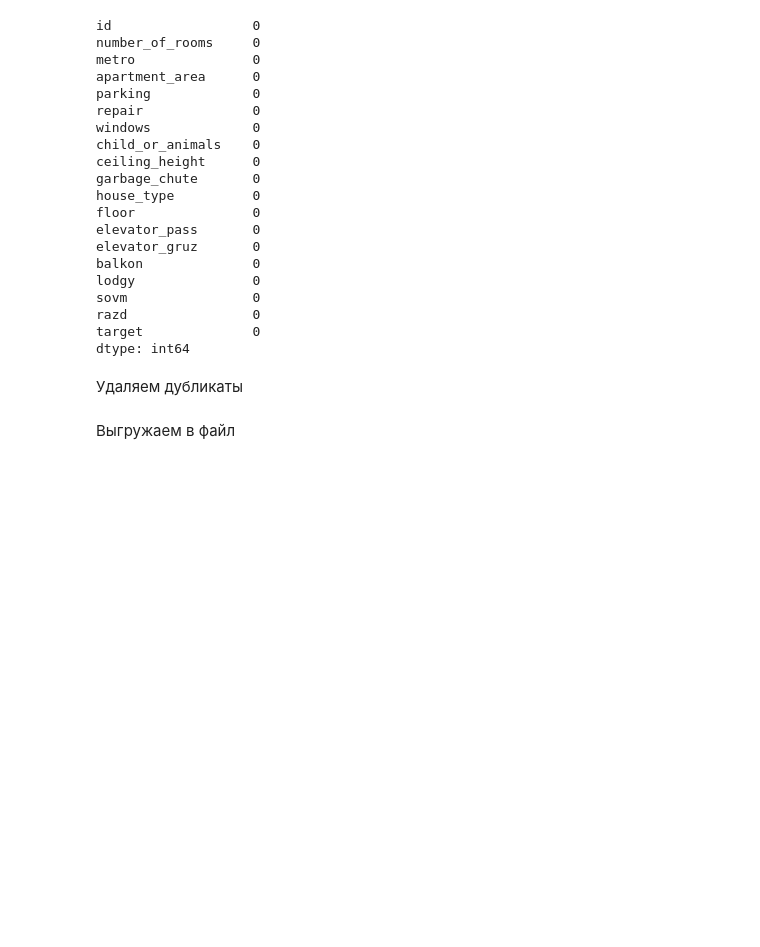
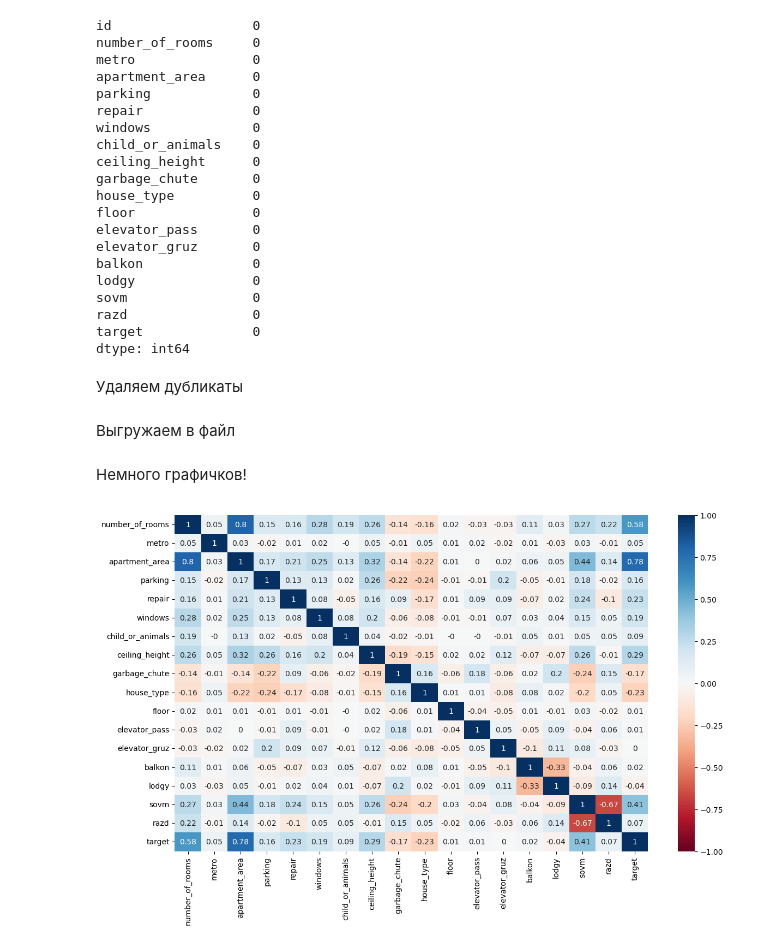
Before and after one commit to ratOfSteel/le_finale, a Jupyter notebook: realises/realises3/preprocessiong.ipynb, the cells around one changed output. Drawn from its saved outputs; the diff is of its cells as text; code cells hidden in the pictures; blank space fills up the shorter version.

Commit message:
relese 3. added graphics and release description

```diff
--- a/realises/realises3/preprocessiong.ipynb
+++ b/realises/realises3/preprocessiong.ipynb
@@ -310,3 +323,13 @@ msk = msk.drop_duplicates()
 Выгружаем в файл
 # %%
 msk.to_csv('pylions.csv', index=False, encoding='utf-8')
+# %% [markdown]
+Немного графичков!
+# %%
+msk.drop(columns=['id'], axis=1, inplace=True)
+# %%
+corr_matrix = msk.corr().round(2)
+figl, ax = plt.subplots(figsize=(14, 8))
+sns.heatmap(corr_matrix, annot=True, cmap="RdBu", vmax=1, vmin=-1);
+# %% [output]
+[figure, added]
```
Also changed, not shown: parts of 6 cells of this notebook, 4 other files.
